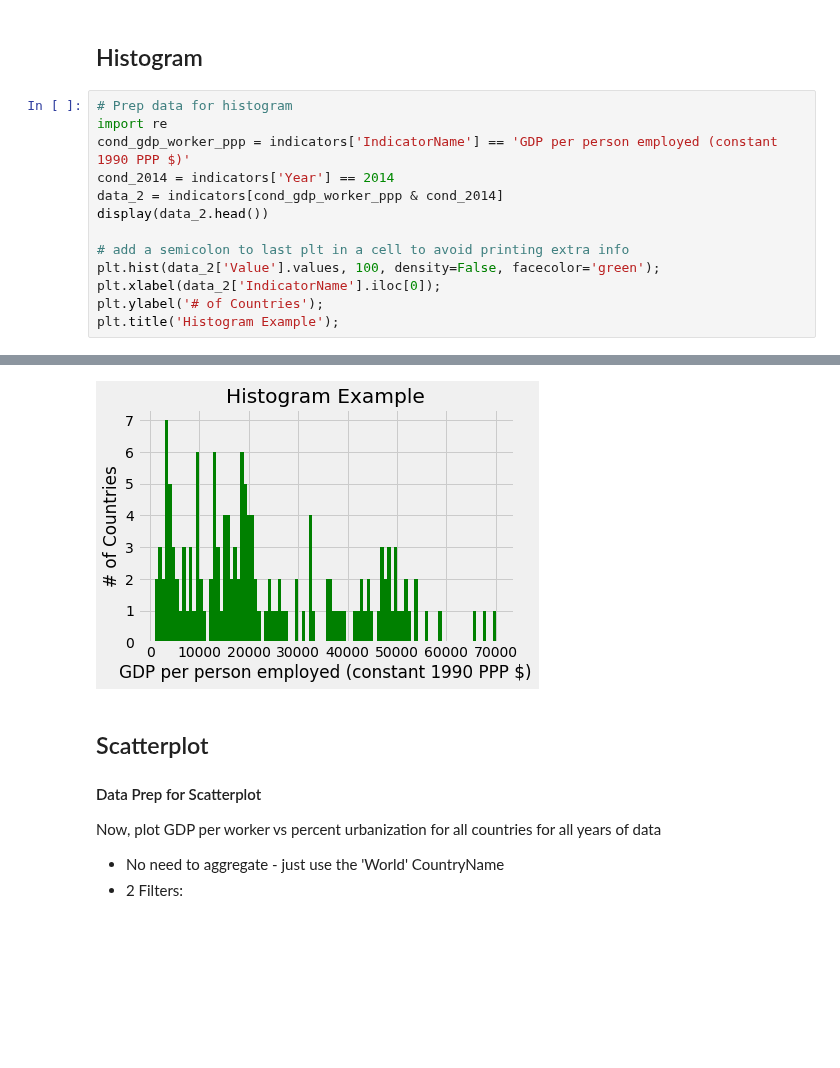
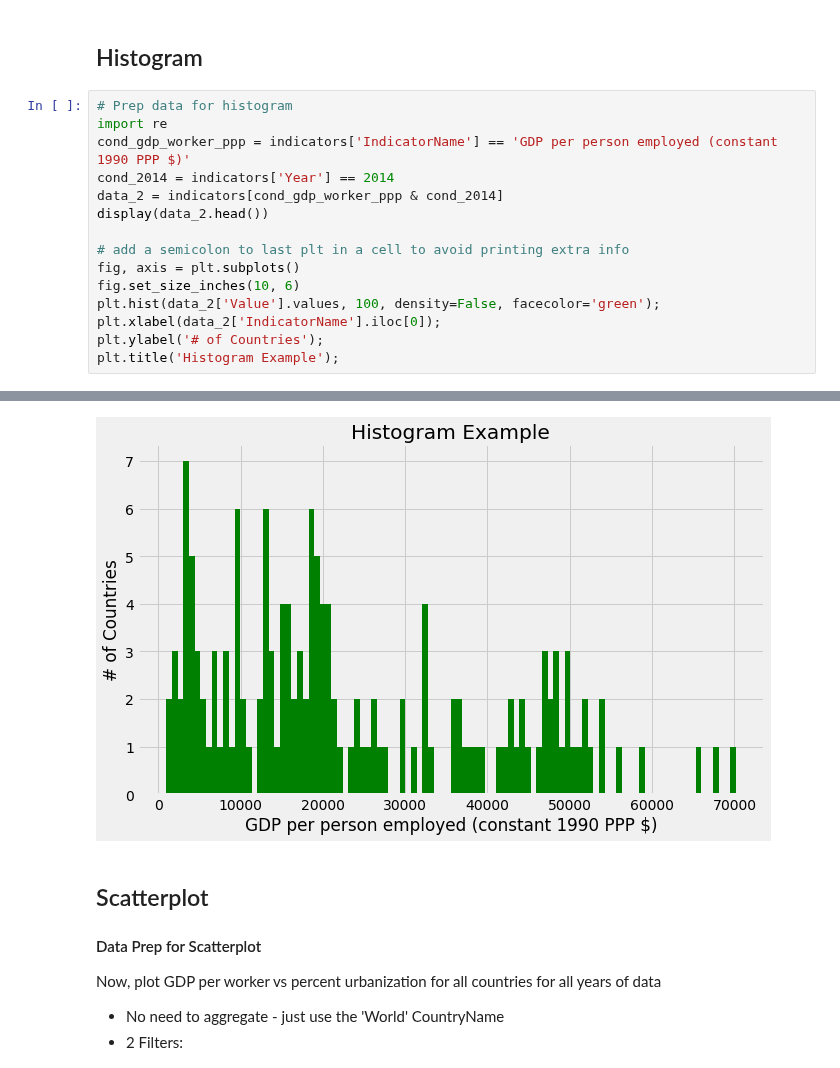
Before and after one commit to csjoshc/csjoshc.github.io, a Jupyter notebook: notes/Python/PythonforDataScience/5_Matplotlib.ipynb, the cells around one changed output, grey strips where cells are left out. Saved outputs shown, nothing was run; the diff lists cells and outputs as text; blank space fills up the shorter version.

```diff
--- a/notes/Python/PythonforDataScience/5_Matplotlib.ipynb
+++ b/notes/Python/PythonforDataScience/5_Matplotlib.ipynb
@@ -118,24 +122,26 @@ plt.show();
 # %%
 # Prep data for histogram
 import re
 cond_gdp_worker_ppp = indicators['IndicatorName'] == 'GDP per person employed (constant 1990 PPP $)'
 cond_2014 = indicators['Year'] == 2014
 data_2 = indicators[cond_gdp_worker_ppp & cond_2014]
 display(data_2.head())
 
 # add a semicolon to last plt in a cell to avoid printing extra info
+fig, axis = plt.subplots()
+fig.set_size_inches(10, 6)
 plt.hist(data_2['Value'].values, 100, density=False, facecolor='green');
 plt.xlabel(data_2['IndicatorName'].iloc[0]);
 plt.ylabel('# of Countries');
 plt.title('Histogram Example');
 # %% [output]
 |  | CountryName | CountryCode | IndicatorName | IndicatorCode | Year | Value |
 | 5534383 | Arab World | ARB | GDP per person employed (constant... | SL.GDP.PCAP.EM.KD | 2014 | 16767.221871 |
 | 5534893 | Central Europe and the Baltics | CEB | GDP per person employed (constant... | SL.GDP.PCAP.EM.KD | 2014 | 25167.333899 |
 | 5535240 | East Asia & Pacific (all income l... | EAS | GDP per person employed (constant... | SL.GDP.PCAP.EM.KD | 2014 | 18639.269885 |
 | 5535541 | East Asia & Pacific (developing o... | EAP | GDP per person employed (constant... | SL.GDP.PCAP.EM.KD | 2014 | 15755.489075 |
 | 5536004 | Euro area | EMU | GDP per person employed (constant... | SL.GDP.PCAP.EM.KD | 2014 | 45073.794771 |
-[figure, old version]
+[figure, new version]
 # %% [markdown]
 ## Scatterplot
 
```
Also changed, not shown: parts of 4 cells of this notebook, 24 other files.
